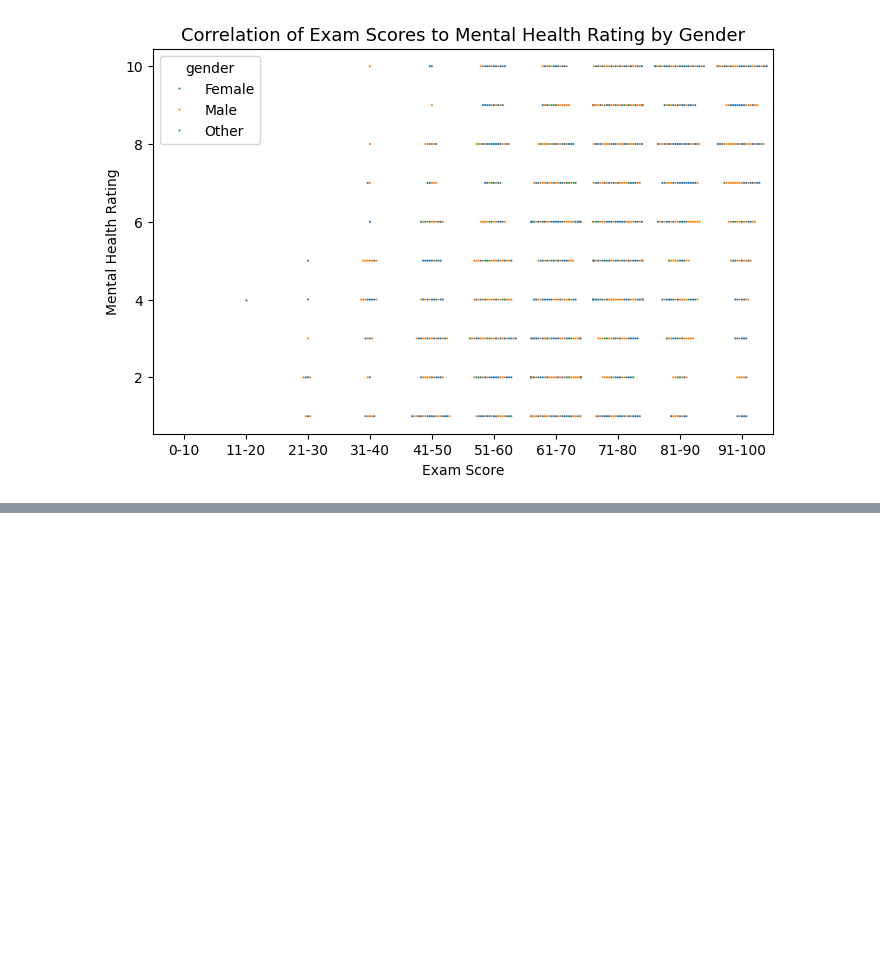
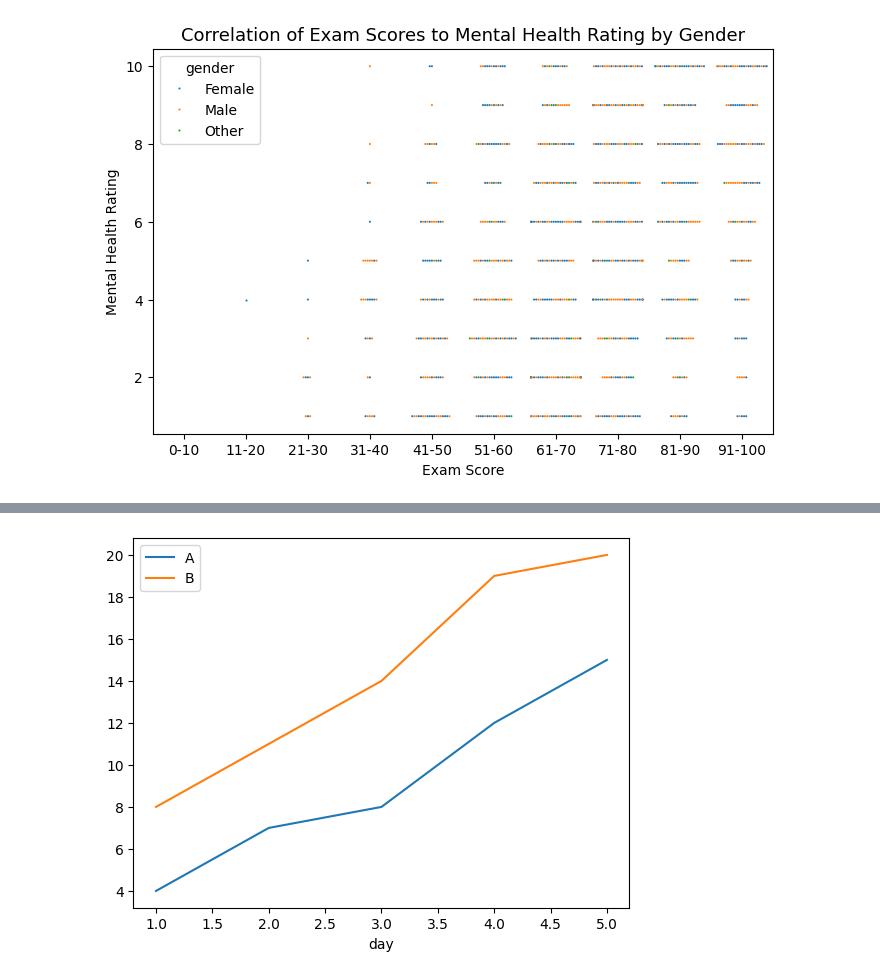
Before and after one commit to Angela-Rene/module_2_plotting, a Jupyter notebook: plotting_assignment.ipynb, the cells around one changed output, grey strips where cells are left out. Cells and saved outputs as stored; diff of their text form; code cells hidden in the pictures; blank space fills up the shorter version.

```diff
--- a/plotting_assignment.ipynb
+++ b/plotting_assignment.ipynb
@@ -154,0 +200,15 @@ plt.show()
+# %%
+
+# Sample DataFrame from internet for example
+df = pd.DataFrame({
+    'day': [1, 2, 3, 4, 5, 1, 2, 3, 4, 5],
+    'product': ['A', 'A', 'A', 'A', 'A', 'B', 'B', 'B', 'B', 'B'],
+    'sales': [4, 7, 8, 12, 15, 8, 11, 14, 19, 20]
+})
+
+# Group by 'product' and plot sales
+df.set_index('day', inplace=True)
+df.groupby('product')['sales'].plot(legend=True)
+plt.show()
+# %% [output]
+[figure, added]
```
Also changed, not shown: parts of 4 cells of this notebook.
